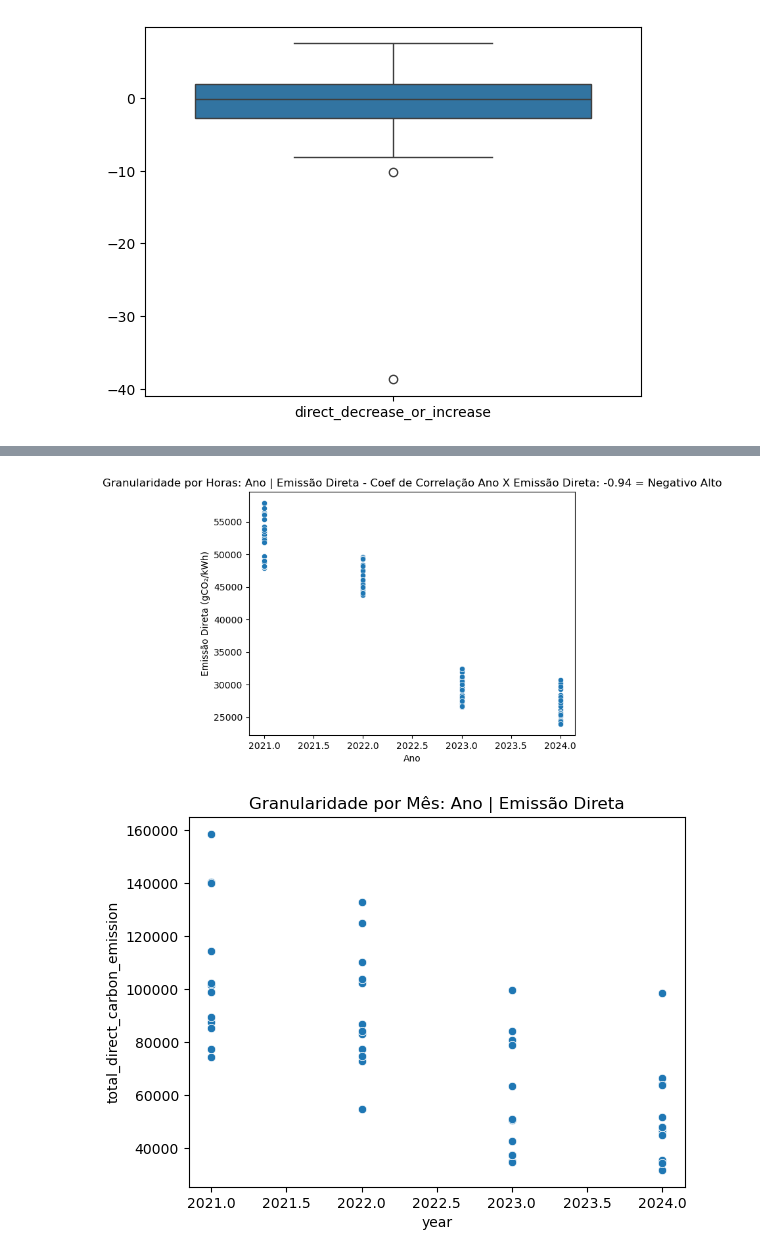
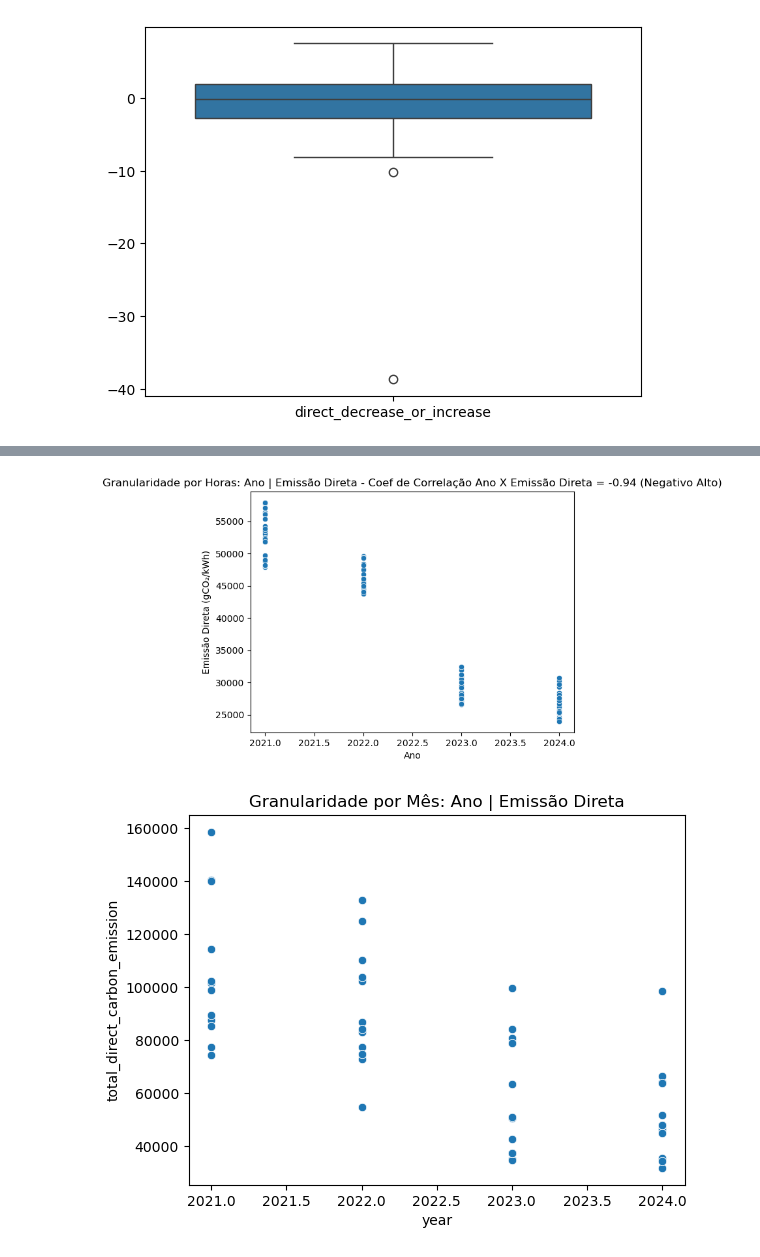
Before and after one commit to montMateus/Estudo_Emissoes-de-Carbono-na-Dinamarca, a Jupyter notebook: denmark/DK_ANALYSIS.ipynb, the cells around one changed output, grey strips where cells are left out. Saved outputs shown, nothing was run; the diff lists cells and outputs as text; code cells hidden in the pictures.

```diff
--- a/denmark/DK_ANALYSIS.ipynb
+++ b/denmark/DK_ANALYSIS.ipynb
@@ -367,13 +367,13 @@ dk_hourly.select_dtypes(include='number').corr()
 # %%
 correlation = dk_hourly.year.corr(dk_hourly.total_direct_carbon_emission)
 
 sns.scatterplot(data=dk_hourly, x='year', y='total_direct_carbon_emission')
-plt.title(f'Granularidade por Horas: Ano | Emissão Direta - Coef de Correlação Ano X Emissão Direta: {correlation:.2f} = Negativo Alto')
+plt.title(f'Granularidade por Horas: Ano | Emissão Direta - Coef de Correlação Ano X Emissão Direta = {correlation:.2f} (Negativo Alto)')
 plt.xlabel('Ano')
 plt.ylabel('Emissão Direta (gCO₂/kWh)')
 plt.show()
 # %% [output]
-[figure, old version]
+[figure, new version]
 # %%
 sns.scatterplot(data=dk_general, x='year', y='total_direct_carbon_emission')
 plt.title('Granularidade por Mês: Ano | Emissão Direta')
```
Also changed, not shown: parts of 5 cells of this notebook, 7 other files.
